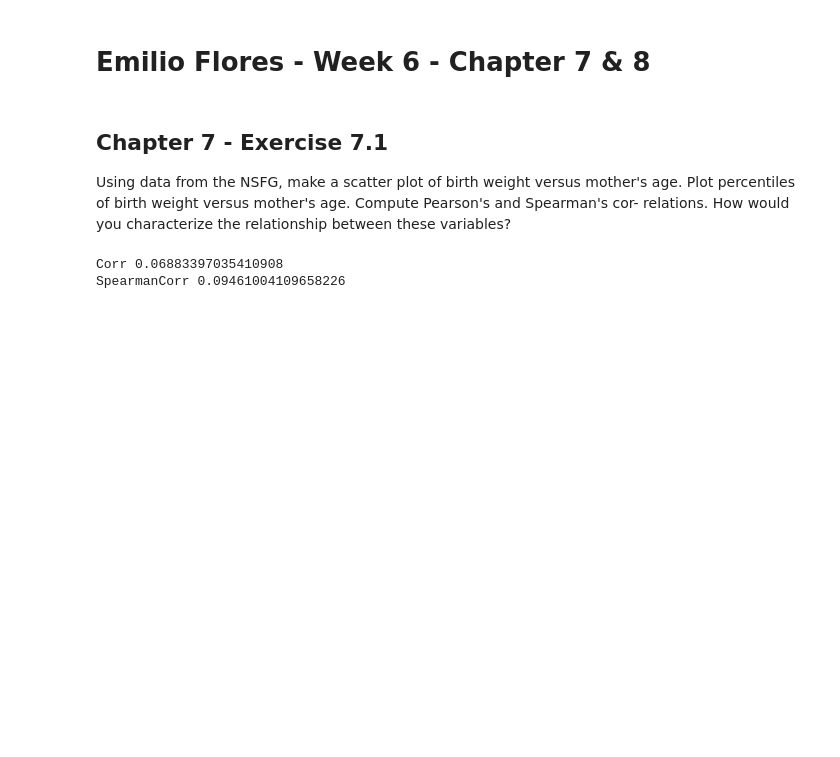
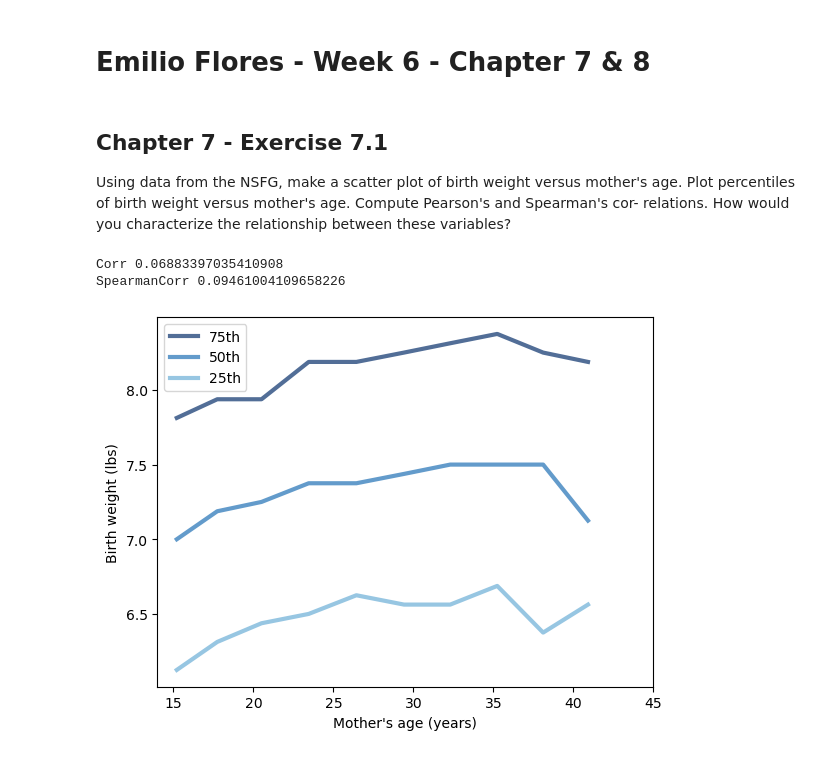
Before and after one commit to EmilioF17/ThinkStats2, a Jupyter notebook: code/Flores530Week6.ipynb, the cells around one changed output. Saved outputs shown, nothing was run; the diff lists cells and outputs as text; code cells hidden in the pictures; blank space fills up the shorter version.

```diff
--- a/code/Flores530Week6.ipynb
+++ b/code/Flores530Week6.ipynb
@@ -50,3 +50,29 @@ print('SpearmanCorr', SpearmanCorr(ages, weights))
 # %% [output]
 Corr 0.06883397035410908
 SpearmanCorr 0.09461004109658226
+# %%
+def BinnedPercentiles(df):
+    """Bin the data by age and plot percentiles of weight for each bin.
+
+    df: DataFrame
+    """
+    bins = np.arange(10, 48, 3)
+    indices = np.digitize(df.agepreg, bins)
+    groups = df.groupby(indices)
+
+    ages = [group.agepreg.mean() for i, group in groups][1:-1]
+    cdfs = [thinkstats2.Cdf(group.totalwgt_lb) for i, group in groups][1:-1]
+
+    thinkplot.PrePlot(3)
+    for percent in [75, 50, 25]:
+        weights = [cdf.Percentile(percent) for cdf in cdfs]
+        label = '%dth' % percent
+        thinkplot.Plot(ages, weights, label=label)
+
+    thinkplot.Config(xlabel="Mother's age (years)",
+                     ylabel='Birth weight (lbs)',
+                     xlim=[14, 45], legend=True)
+
+BinnedPercentiles(live)
+# %% [output]
+[figure, added]
```
Also changed, not shown: parts of 11 cells of this notebook, 21 other files.
